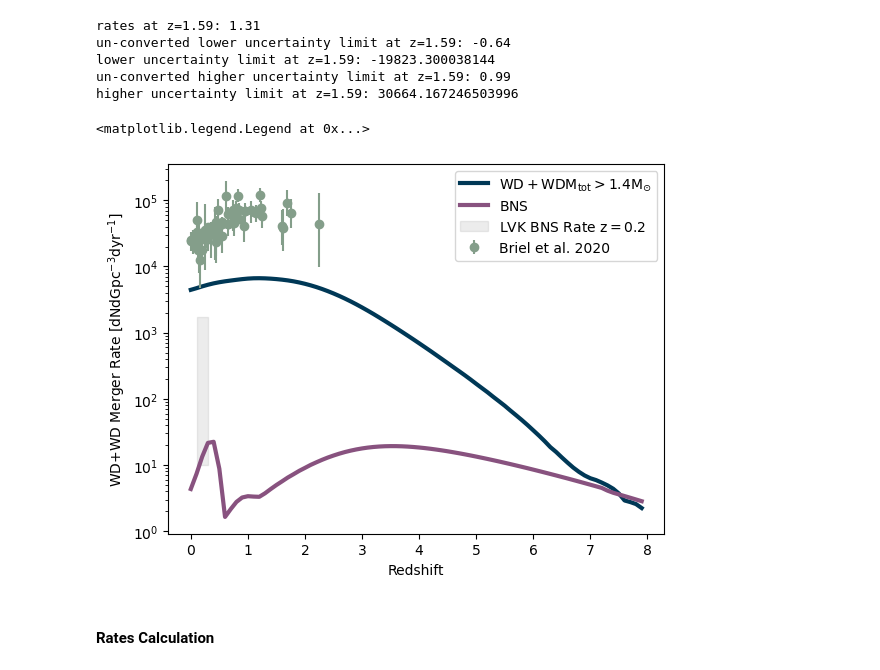
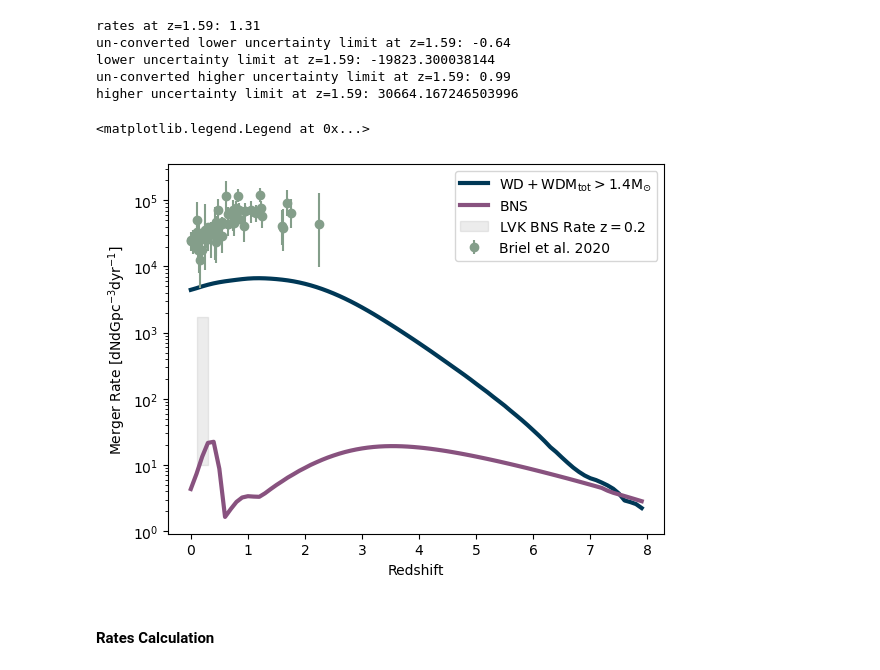
Before and after one commit to melanie-santiago26/research_work, a Jupyter notebook: rates_analysis.ipynb, the cells around one changed output. Drawn from its saved outputs; the diff is of its cells as text; code cells hidden in the pictures.

```diff
--- a/rates_analysis.ipynb
+++ b/rates_analysis.ipynb
@@ -412,35 +412,38 @@ higher uncertainty limit at z=1.59: 30664.167246503996
 # let's plot the merger rates over redshift
 
 ## COMPAS model
 plt.plot(redshifts[()],total_merger_rate,linewidth=3,color='#003856',label=r'$\mathrm{WD+WD M_{tot} > 1.4 M_{\odot}}$')
 plt.plot(redshifts_NS[()],total_merger_rate_NS,linewidth=3,color='#88527F',label=r'$\mathrm{BNS}$')
 
 ## Briel et al. 2020
 # plt.plot(redshifts_briel,converted_rates_briel,'.',color='lavender',label='Briel 2020')
 plt.errorbar(redshifts_briel,converted_rates_briel,yerr=y_error,fmt='o', color = '#849E8A',label='Briel et al. 2020')
 
 ## LVK BNS rate
 plt.fill_between([0.1,0.3],
                 10,
                 1700,
                 alpha=0.15,
                 color="grey",label=r'LVK BNS Rate $\mathrm{z=0.2}$')
 
 
 # let's add a line to add important events that have happened
 ## peak of star formation?
 # plt.axvline(3, color='#c7c9a9', linestyle='--', linewidth=2,label='Peak of Star Formation - TNG100')
 
 
 ## axis
 plt.yscale('log')
-plt.ylabel(r"WD+WD Merger Rate [$\mathrm{dNdGpc^{-3}dyr^{-1}}$]")
+plt.ylabel(r"Merger Rate [$\mathrm{dNdGpc^{-3}dyr^{-1}}$]")
 plt.xlabel(r"Redshift")
 # plt.title(r"Binary White Dwarf (WD+WD) Merger Rate Distirbution")
 plt.legend()
+
+## save figure:
+# plt.savefig("redshifts_rates_WD_NS.png")
 # %% [output]
 <matplotlib.legend.Legend at 0x...>
-[figure, old version]
+[figure, new version]
 # %% [markdown]
 #### Rates Calculation
 # %%
```
Also changed, not shown: 1 other file.
